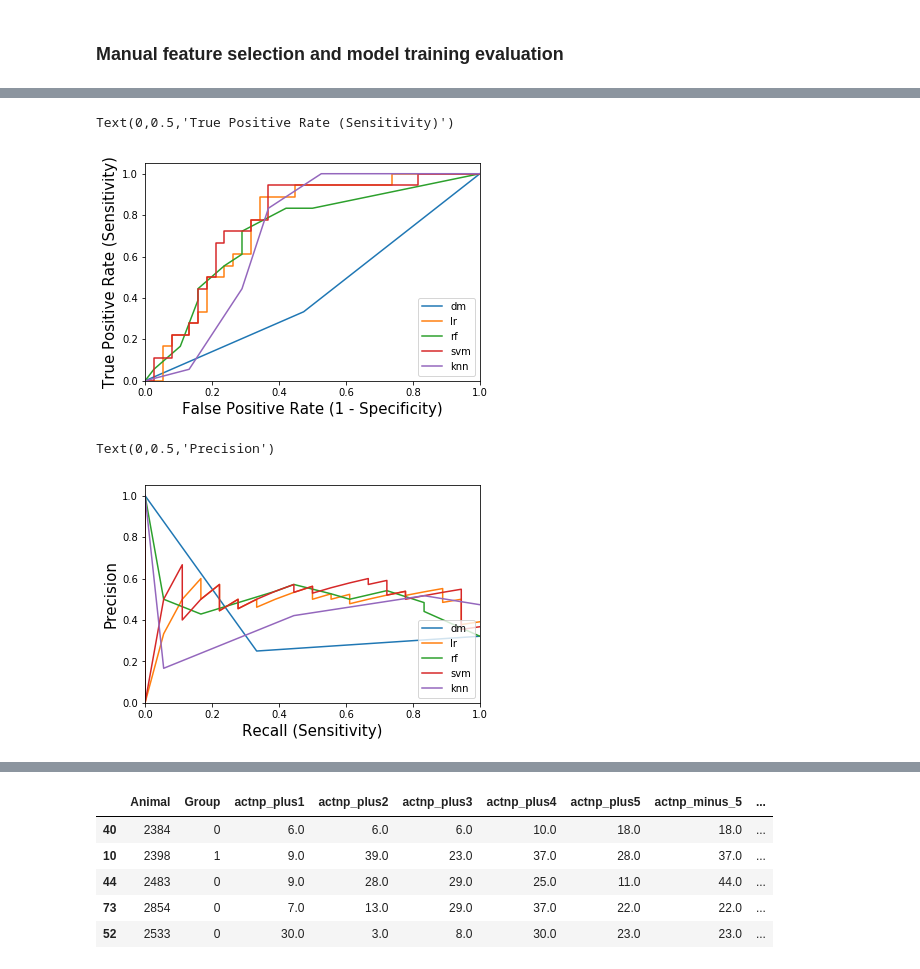
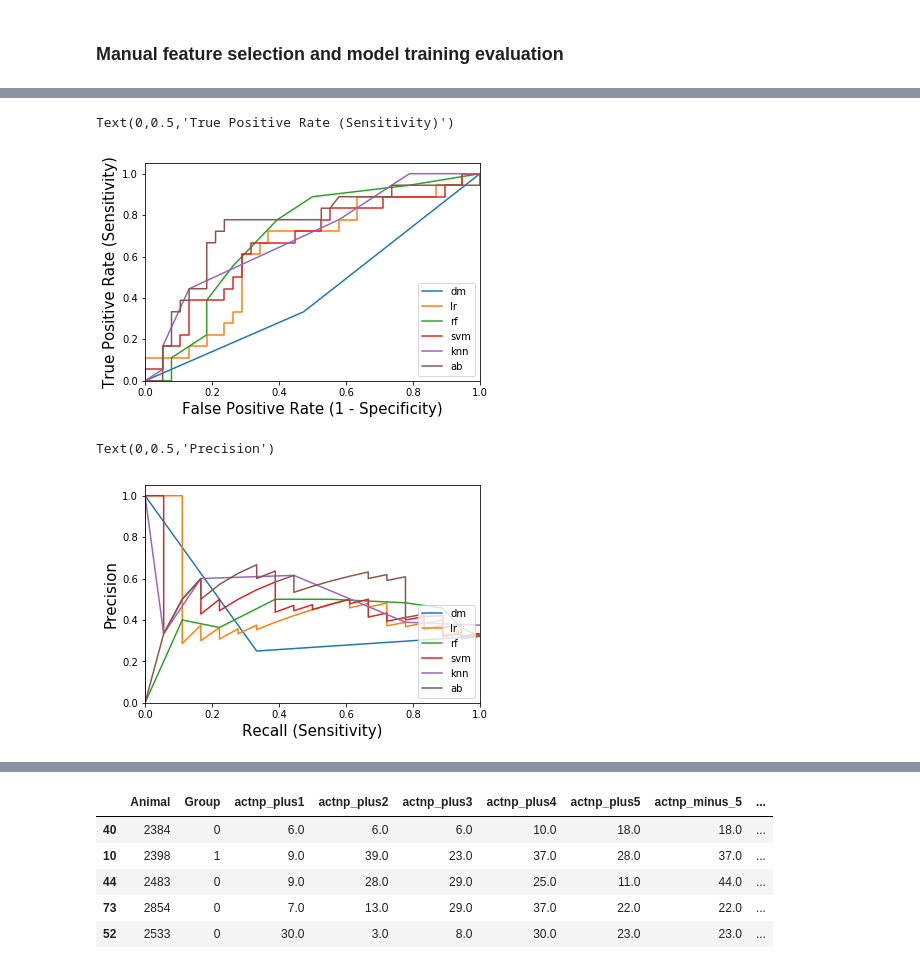
Before and after one commit to grace3999/PredictEscalation, a Jupyter notebook: EscalationProj_Ryan2.ipynb, the cells around one changed output, grey strips where cells are left out. Saved outputs shown, nothing was run; the diff lists cells and outputs as text; code cells hidden in the pictures.

Commit message:
add Ensmeble voting and Ada Boost'

```diff
--- a/EscalationProj_Ryan2.ipynb
+++ b/EscalationProj_Ryan2.ipynb
@@ -164,6 +164,8 @@ for sheet_name in whole_file.sheet_names:
             sheet_data.loc[sheet_data.index[index], str(sheet_name + '_plus4')] = row.dropna()[5]
             sheet_data.loc[sheet_data.index[index], str(sheet_name + '_plus5')] = row.dropna()[6]
 
+            sheet_data.loc[sheet_data.index[index], str(sheet_name + '_full_ave')] = row.dropna()[2:].mean()
+
         sheet_data = sheet_data[['Animal', 'Group',
                                  str(sheet_name + '_plus1'), \
                                 str(sheet_name + '_plus2'), \
@@ -174,7 +176,8 @@ for sheet_name in whole_file.sheet_names:
                                 str(sheet_name + '_minus_4'), \
                                 str(sheet_name + '_minus_3'), \
                                 str(sheet_name + '_minus_2'), \
-                                str(sheet_name + '_minus_1')]]
+                                str(sheet_name + '_minus_1'),
+                                str(sheet_name + '_full_ave')]]
 
         sheet_data[str(sheet_name + '_last_ave')] = sheet_data.loc[:, str(sheet_name + '_minus_5'): str(sheet_name + '_minus_1')].mean(axis=1)
         sheet_data[str(sheet_name + '_first_ave')] = sheet_data.loc[:, str(sheet_name + '_plus1'): str(sheet_name + '_plus5')].mean(axis=1)
@@ -326,16 +339,14 @@ Y_train_class = train['Group']
 Y_test_class = test['Group']
 
 X_train_full = train[features_full]
-X_train_part = train[features_part]
-X_train_ave_part = train[features_ave_part]
+X_train_ave_full = train[features_ave_full]
 X_train_ave_last = train[features_ave_last]
-X_train_ave_full = train[all_ave]
+X_train_ave_firstlast = train[features_ave_firstlast]
 
 X_test_full = test[features_full]
-X_test_part = test[features_part]
-X_test_ave_part = test[features_ave_part]
+X_test_ave_full = test[features_ave_full]
 X_test_ave_last = test[features_ave_last]
-X_test_ave_full = test[all_ave]
+X_test_ave_firstlast = test[features_ave_firstlast]
 # %%
 #scale data algo
 scaler = StandardScaler()
@@ -350,9 +361,16 @@ rf_cv = RandomForestClassifier(random_state=39, class_weight='balanced')
 svm_cv = SVC(kernel='linear', probability=True, class_weight='balanced')
 knn_cv = KNeighborsClassifier()
 gb_cv = GradientBoostingClassifier(random_state=39)
+ab_cv = AdaBoostClassifier(random_state=39)
 
 #dic with classifier and feature importance attribute name
-models_dic = {'dm_cv': (dm_cv, 'none'), 'lr_cv': (lr_cv, 'coef'), 'rf_cv': (rf_cv, 'feature_importance'), 'svm_cv':(svm_cv, 'coef'), 'knn_cv': (knn_cv, 'none'), 'gb_cv': (gb_cv, 'feature_importance')}
+models_dic = {'dm_cv': (dm_cv, 'none'),
+              'lr_cv': (lr_cv, 'coef'),
+              'rf_cv': (rf_cv, 'feature_importance'),
+              'svm_cv':(svm_cv, 'coef'),
+              'knn_cv': (knn_cv, 'none'),
+              'gb_cv': (gb_cv, 'feature_importance'),
+              'ab_cv': (ab_cv, 'feature_importance')}
 # %%
 feature_set = 'full'
 feature_names = features_full
@@ -384,11 +402,11 @@ F1: 0.43243243243243246
 # %%
-feature_set = 'part'
-feature_names = features_part
+feature_set = 'ave_full'
+feature_names = features_ave_full
 
-data_part_features = {}
+data_ave_full_features = {}
 
 for name, model in models_dic.items():
     print(f'{name} model with {feature_set} features:')
-    data_part_features[name + '_' + feature_set] = classification_pipeline(X_train_part, Y_train_class, strat_k_fold, model[0], feature_names, model[1])
+    data_ave_full_features[name + '_' + feature_set] = classification_pipeline(X_train_ave_full, Y_train_class, strat_k_fold, model[0], feature_names, model[1])
     print('\n')
 # %% [output]
@@ -480,9 +510,11 @@ data_pandas.sort_values('F1', ascending=False).head()
 # %%
-fpr_dm, tpr_dm, thresholds_dm = metrics.roc_curve(Y_train_class, data_ave_last_features['dm_cv_ave_last']['y_pred_prob'][:,1])
-fpr_lr, tpr_lr, thresholds_lr = metrics.roc_curve(Y_train_class, data_ave_last_features['lr_cv_ave_last']['y_pred_prob'][:,1])
-fpr_rf, tpr_rf, thresholds_rf = metrics.roc_curve(Y_train_class, data_ave_last_features['rf_cv_ave_last']['y_pred_prob'][:,1])
-fpr_svm, tpr_svm, thresholds_svm = metrics.roc_curve(Y_train_class, data_ave_last_features['svm_cv_ave_last']['y_pred_prob'][:,1])
-fpr_knn, tpr_knn, thresholds_knn = metrics.roc_curve(Y_train_class, data_ave_last_features['knn_cv_ave_last']['y_pred_prob'][:,1])
+fpr_dm, tpr_dm, thresholds_dm = metrics.roc_curve(Y_train_class, data_ave_full_features['dm_cv_ave_full']['y_pred_prob'][:,1])
+fpr_lr, tpr_lr, thresholds_lr = metrics.roc_curve(Y_train_class, data_ave_full_features['lr_cv_ave_full']['y_pred_prob'][:,1])
+fpr_rf, tpr_rf, thresholds_rf = metrics.roc_curve(Y_train_class, data_ave_full_features['rf_cv_ave_full']['y_pred_prob'][:,1])
+fpr_svm, tpr_svm, thresholds_svm = metrics.roc_curve(Y_train_class, data_ave_full_features['svm_cv_ave_full']['y_pred_prob'][:,1])
+fpr_knn, tpr_knn, thresholds_knn = metrics.roc_curve(Y_train_class, data_ave_full_features['knn_cv_ave_full']['y_pred_prob'][:,1])
+fpr_ab, tpr_ab, thresholds_ab = metrics.roc_curve(Y_train_class, data_ave_full_features['ab_cv_ave_full']['y_pred_prob'][:,1])
+
 
 # plot model ROC curves
 plt.plot(fpr_dm, tpr_dm, label="dm")
@@ -490,6 +522,7 @@ plt.plot(fpr_lr, tpr_lr, label="lr")
 plt.plot(fpr_rf, tpr_rf, label="rf")
 plt.plot(fpr_svm, tpr_svm, label="svm")
 plt.plot(fpr_knn, tpr_knn, label="knn")
+plt.plot(fpr_ab, tpr_ab, label="ab")
 
 plt.xlim([0, 1])
 plt.ylim([0, 1.05])
@@ -498,26 +531,28 @@ plt.xlabel('False Positive Rate (1 - Specificity)', fontsize = 15)
 plt.ylabel('True Positive Rate (Sensitivity)', fontsize = 15)
 # %% [output]
 Text(0,0.5,'True Positive Rate (Sensitivity)')
-[figure, old version]
+[figure, new version]
 # %%
 # calculate precision-recall curve
-precision_dm, recall_dm, thresholds_pr_dm = metrics.precision_recall_curve(Y_train_class, data_ave_last_features['dm_cv_ave_last']['y_pred_prob'][:,1])
-precision_lr, recall_lr, thresholds_pr_lr = metrics.precision_recall_curve(Y_train_class, data_ave_last_features['lr_cv_ave_last']['y_pred_prob'][:,1])
-precision_rf, recall_rf, thresholds_pr_rf = metrics.precision_recall_curve(Y_train_class, data_ave_last_features['rf_cv_ave_last']['y_pred_prob'][:,1])
-precision_svm, recall_svm, thresholds_pr_svm = metrics.precision_recall_curve(Y_train_class, data_ave_last_features['svm_cv_ave_last']['y_pred_prob'][:,1])
-precision_knn, recall_knn, thresholds_pr_knn = metrics.precision_recall_curve(Y_train_class, data_ave_last_features['knn_cv_ave_last']['y_pred_prob'][:,1])
+precision_dm, recall_dm, thresholds_pr_dm = metrics.precision_recall_curve(Y_train_class, data_ave_full_features['dm_cv_ave_full']['y_pred_prob'][:,1])
+precision_lr, recall_lr, thresholds_pr_lr = metrics.precision_recall_curve(Y_train_class, data_ave_full_features['lr_cv_ave_full']['y_pred_prob'][:,1])
+precision_rf, recall_rf, thresholds_pr_rf = metrics.precision_recall_curve(Y_train_class, data_ave_full_features['rf_cv_ave_full']['y_pred_prob'][:,1])
+precision_svm, recall_svm, thresholds_pr_svm = metrics.precision_recall_curve(Y_train_class, data_ave_full_features['svm_cv_ave_full']['y_pred_prob'][:,1])
+precision_knn, recall_knn, thresholds_pr_knn = metrics.precision_recall_curve(Y_train_class, data_ave_full_features['knn_cv_ave_full']['y_pred_prob'][:,1])
+precision_ab, recall_ab, thresholds_pr_ab = metrics.precision_recall_curve(Y_train_class, data_ave_full_features['ab_cv_ave_full']['y_pred_prob'][:,1])
 
 plt.plot(recall_dm, precision_dm, label='dm')
 plt.plot(recall_lr, precision_lr, label='lr')
 plt.plot(recall_rf, precision_rf, label='rf')
 plt.plot(recall_svm, precision_svm, label='svm')
 plt.plot(recall_knn, precision_knn, label='knn')
+plt.plot(recall_ab, precision_ab, label='ab')
 
 plt.xlim([0, 1])
 plt.ylim([0, 1.05])
 plt.legend(loc="lower right")
 plt.xlabel('Recall (Sensitivity)', fontsize = 15)
 plt.ylabel('Precision', fontsize = 15)
 # %% [output]
 Text(0,0.5,'Precision')
-[figure, old version]
+[figure, new version]
```
Also changed, not shown: parts of 27 cells of this notebook.
